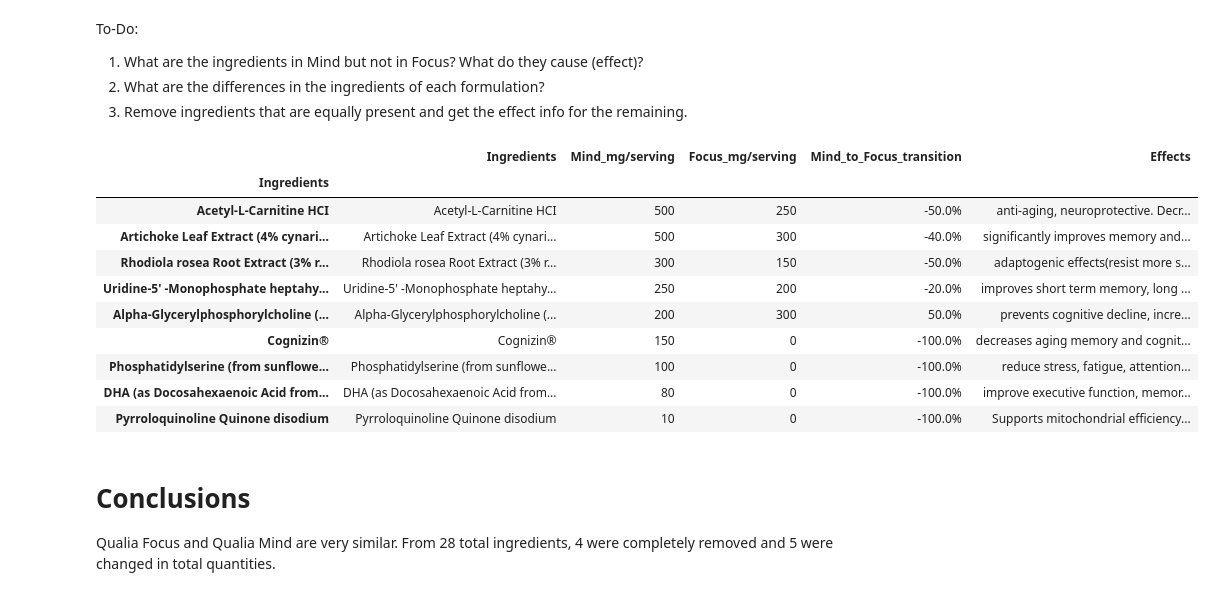
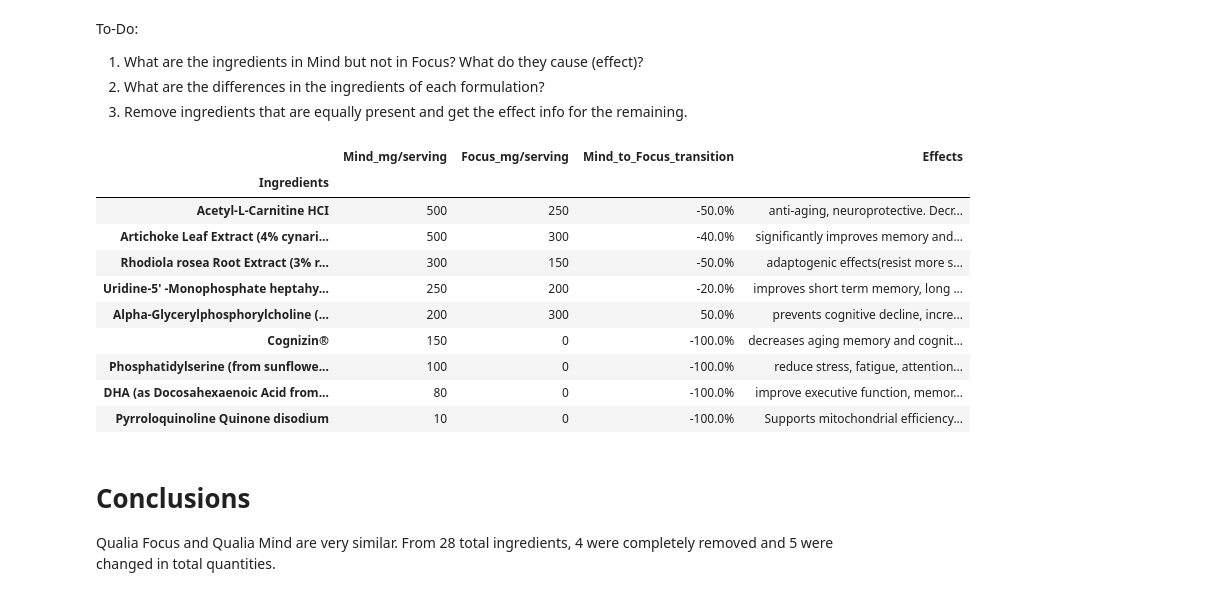
Before and after one commit to JeanCarloBejaran/Qualia-Nootropics-Mind-vs.-Focus, a Jupyter notebook: Qualia_Nootropics_Mind_Vs_Focus_Ingredient_Analysis.ipynb, the cells around one changed output. Saved outputs shown, nothing was run; the diff lists cells and outputs as text; code cells hidden in the pictures.

```diff
--- a/Qualia_Nootropics_Mind_Vs_Focus_Ingredient_Analysis.ipynb
+++ b/Qualia_Nootropics_Mind_Vs_Focus_Ingredient_Analysis.ipynb
@@ -293,4 +293,4 @@ pd.set_option('display.max_colwidth', -1)
 
 #Index by ingredient
 Qualia_stack_differences.index = Qualia_stack_differences.Ingredients
-Qualia_stack_differences.drop(columns = 'Ingredients')
+Qualia_stack_differences.drop(columns = 'Ingredients', inplace = True)
@@ -317,33 +305,32 @@ To-Do:
 # %%
 #Convert float to int
 Qualia_stack_differences['Focus_mg/serving'] = Qualia_stack_differences['Focus_mg/serving'].apply(lambda x: int(x))
 
 #Mind_to_Focus transition ingredient's percentage change
 Qualia_stack_differences['Mind_to_Focus_transition'] = (((Qualia_stack_differences['Focus_mg/serving'] - Qualia_stack_differences['Mind_mg/serving']) / Qualia_stack_differences['Mind_mg/serving'])*100)
 Qualia_stack_differences['Mind_to_Focus_transition'] = Qualia_stack_differences['Mind_to_Focus_transition'].apply(lambda x: str(x) + '%')
 
 #rearranging column order
 cols = Qualia_stack_differences.columns.to_list()
-cols = ['Ingredients',
- 'Mind_mg/serving',
- 'Focus_mg/serving',
- 'Mind_to_Focus_transition',
- 'Effects']
+cols = ['Mind_mg/serving',
+        'Focus_mg/serving',
+        'Mind_to_Focus_transition',
+        'Effects']
 
 Qualia_stack_differences = Qualia_stack_differences[cols]
 Qualia_stack_differences
 # %% [output]
-|  | Ingredients | Mind_mg/serving | Focus_mg/serving | Mind_to_Focus_transition | Effects |
-| Ingredients |  |  |  |  |  |
-| Acetyl-L-Carnitine HCI | Acetyl-L-Carnitine HCI | 500 | 250 | -50.0% | anti-aging, neuroprotective. Decr... |
-| Artichoke Leaf Extract (4% cynari... | Artichoke Leaf Extract (4% cynari... | 500 | 300 | -40.0% | significantly improves memory and... |
-| Rhodiola rosea Root Extract (3% r... | Rhodiola rosea Root Extract (3% r... | 300 | 150 | -50.0% | adaptogenic effects(resist more s... |
-| Uridine-5' -Monophosphate heptahy... | Uridine-5' -Monophosphate heptahy... | 250 | 200 | -20.0% | improves short term memory, long ... |
-| Alpha-Glycerylphosphorylcholine (... | Alpha-Glycerylphosphorylcholine (... | 200 | 300 | 50.0% | prevents cognitive decline, incre... |
-| Cognizin® | Cognizin® | 150 | 0 | -100.0% | decreases aging memory and cognit... |
-| Phosphatidylserine (from sunflowe... | Phosphatidylserine (from sunflowe... | 100 | 0 | -100.0% | reduce stress, fatigue, attention... |
-| DHA (as Docosahexaenoic Acid from... | DHA (as Docosahexaenoic Acid from... | 80 | 0 | -100.0% | improve executive function, memor... |
-| Pyrroloquinoline Quinone disodium | Pyrroloquinoline Quinone disodium | 10 | 0 | -100.0% | Supports mitochondrial efficiency... |
+|  | Mind_mg/serving | Focus_mg/serving | Mind_to_Focus_transition | Effects |
+| Ingredients |  |  |  |  |
+| Acetyl-L-Carnitine HCI | 500 | 250 | -50.0% | anti-aging, neuroprotective. Decr... |
+| Artichoke Leaf Extract (4% cynari... | 500 | 300 | -40.0% | significantly improves memory and... |
+| Rhodiola rosea Root Extract (3% r... | 300 | 150 | -50.0% | adaptogenic effects(resist more s... |
+| Uridine-5' -Monophosphate heptahy... | 250 | 200 | -20.0% | improves short term memory, long ... |
+| Alpha-Glycerylphosphorylcholine (... | 200 | 300 | 50.0% | prevents cognitive decline, incre... |
+| Cognizin® | 150 | 0 | -100.0% | decreases aging memory and cognit... |
+| Phosphatidylserine (from sunflowe... | 100 | 0 | -100.0% | reduce stress, fatigue, attention... |
+| DHA (as Docosahexaenoic Acid from... | 80 | 0 | -100.0% | improve executive function, memor... |
+| Pyrroloquinoline Quinone disodium | 10 | 0 | -100.0% | Supports mitochondrial efficiency... |
 # %%
 #Visualize the differences on a couple seaborn or plotly express / dash plots.
 #Visualize the data to observe the differences in ingredients with different quantities.
```
Also changed, not shown: parts of 1 cell of this notebook.
